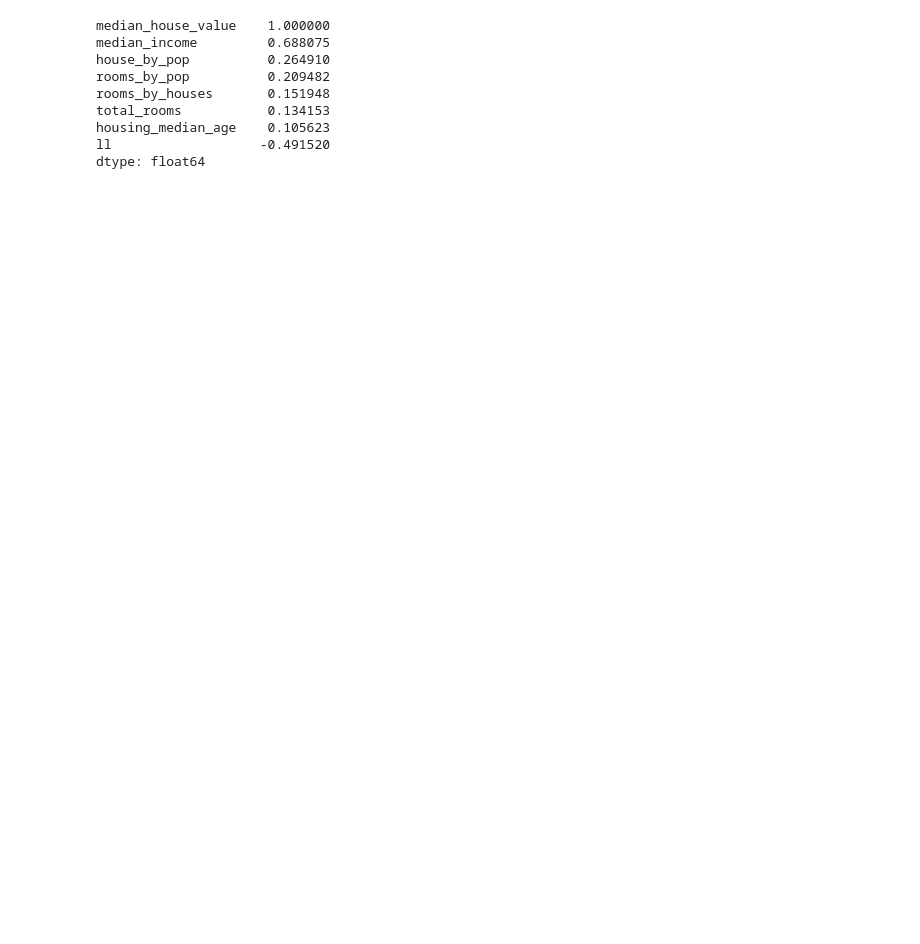
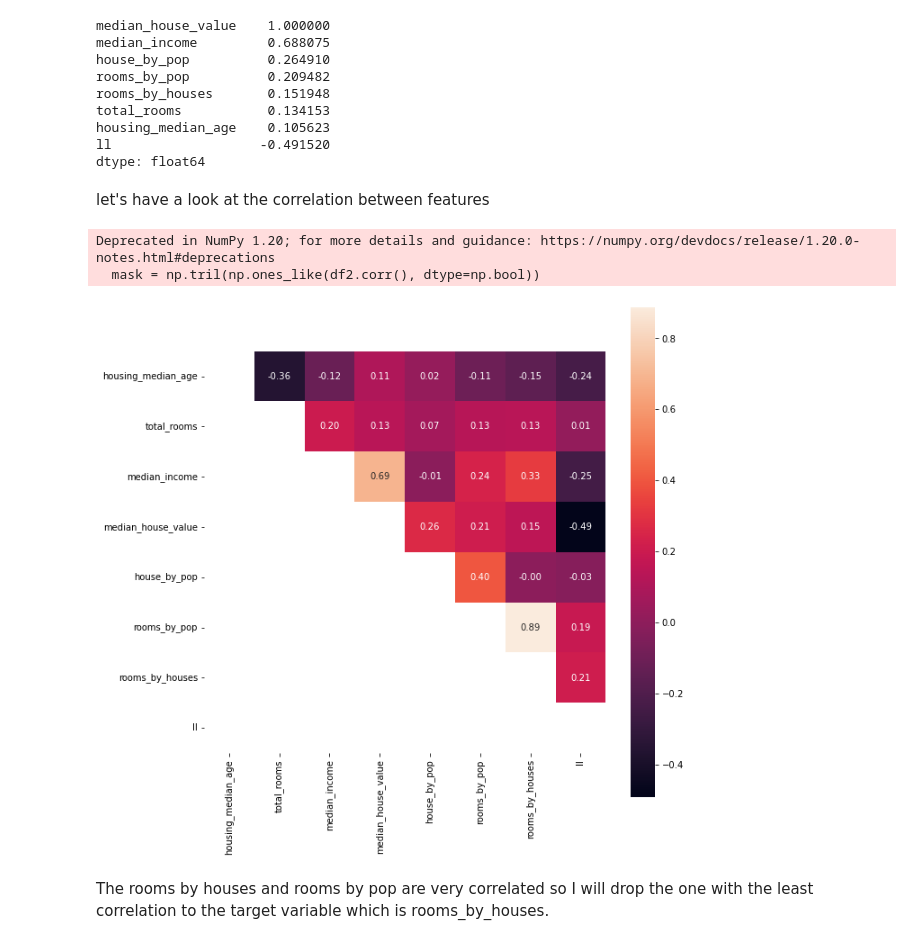
Before and after one commit to noakawa/Moveo_skills, a Jupyter notebook: data_exploration/data_exploration.ipynb, the cells around one changed output. Cells and saved outputs as stored; diff of their text form; code cells hidden in the pictures; blank space fills up the shorter version.

```diff
--- a/data_exploration/data_exploration.ipynb
+++ b/data_exploration/data_exploration.ipynb
@@ -182,9 +186,10 @@ Correlation with target of number of bedrooms by number of houses = -0.044265022
 # %% [markdown]
 I will create features where the combination beats both the features I used to create the new one
 # %%
-df['house_by_pop'] = df["households"]/df["population"]
-df['rooms_by_pop'] = df["total_rooms"]/df["population"]
-df['rooms_by_houses'] = df["total_rooms"]/df["households"]
+df2 = df.copy()
+df2['house_by_pop'] = df["households"]/df["population"]
+df2['rooms_by_pop'] = df["total_rooms"]/df["population"]
+df2['rooms_by_houses'] = df["total_rooms"]/df["households"]
 # Combining longitude and latitude
-df['ll'] = df['longitude'] + df['latitude']
+df2['ll'] = df['longitude'] + df['latitude']
 # %%
@@ -213,3 +220,3 @@ I can drop the total_bedrooms feature since it's very correlated to the number o
 # %%
-df.drop(columns=['households','population','longitude','latitude', 'total_bedrooms'], inplace=True)
+df2.drop(columns=['households','population','longitude','latitude', 'total_bedrooms'], inplace=True)
 # %%
@@ -224,3 +231,16 @@ total_rooms           0.134153
 housing_median_age    0.105623
 ll                   -0.491520
 dtype: float64
+# %% [markdown]
+let's have a look at the correlation between features
+# %%
+f = plt.figure(figsize=(10,10))
+mask = np.tril(np.ones_like(df2.corr(), dtype=np.bool))
+sns.heatmap(df2.corr(), annot=True, fmt=".2f", mask = mask, square = True)
+plt.show;
+# %% [output]
+Deprecated in NumPy 1.20; for more details and guidance: https://numpy.org/devdocs/release/1.20.0-notes.html#deprecations
+  mask = np.tril(np.ones_like(df2.corr(), dtype=np.bool))
+[figure, added]
+# %% [markdown]
+The rooms by houses and rooms by pop are very correlated so I will drop the one with the least correlation to the target variable which is rooms_by_houses.
```
Also changed, not shown: parts of 56 cells of this notebook.
